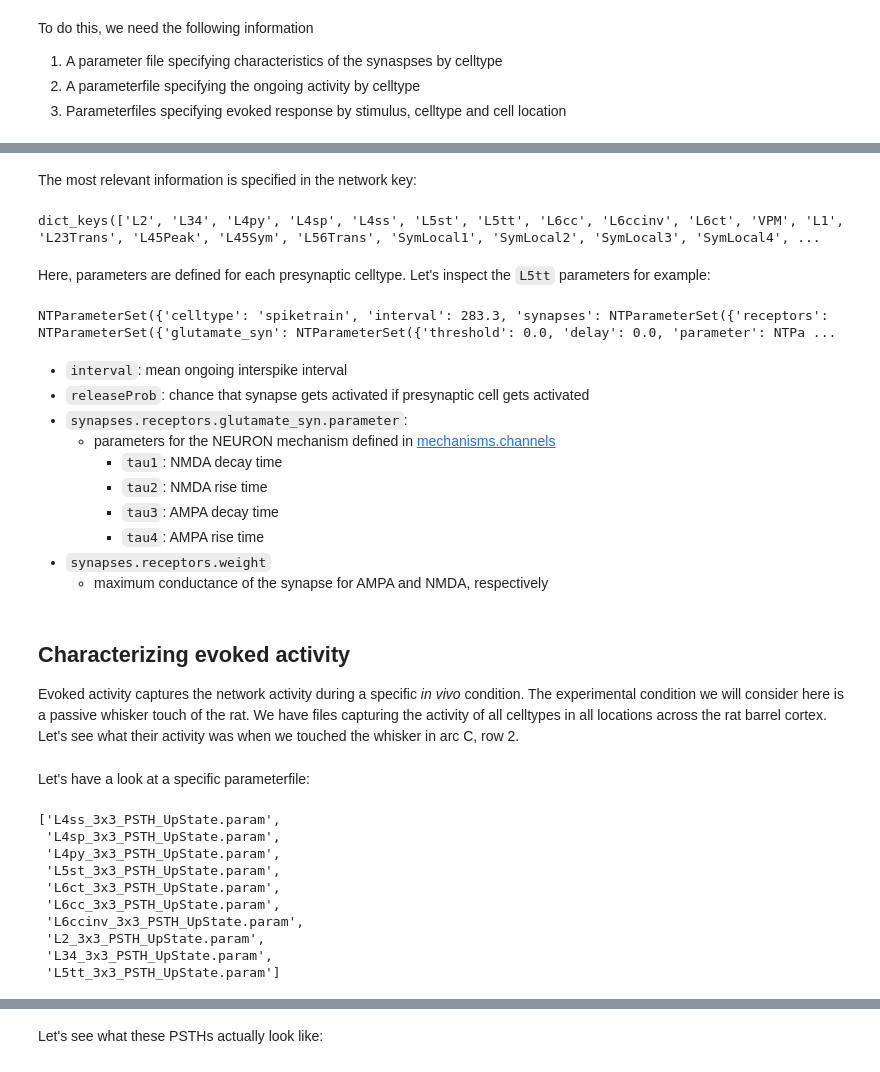
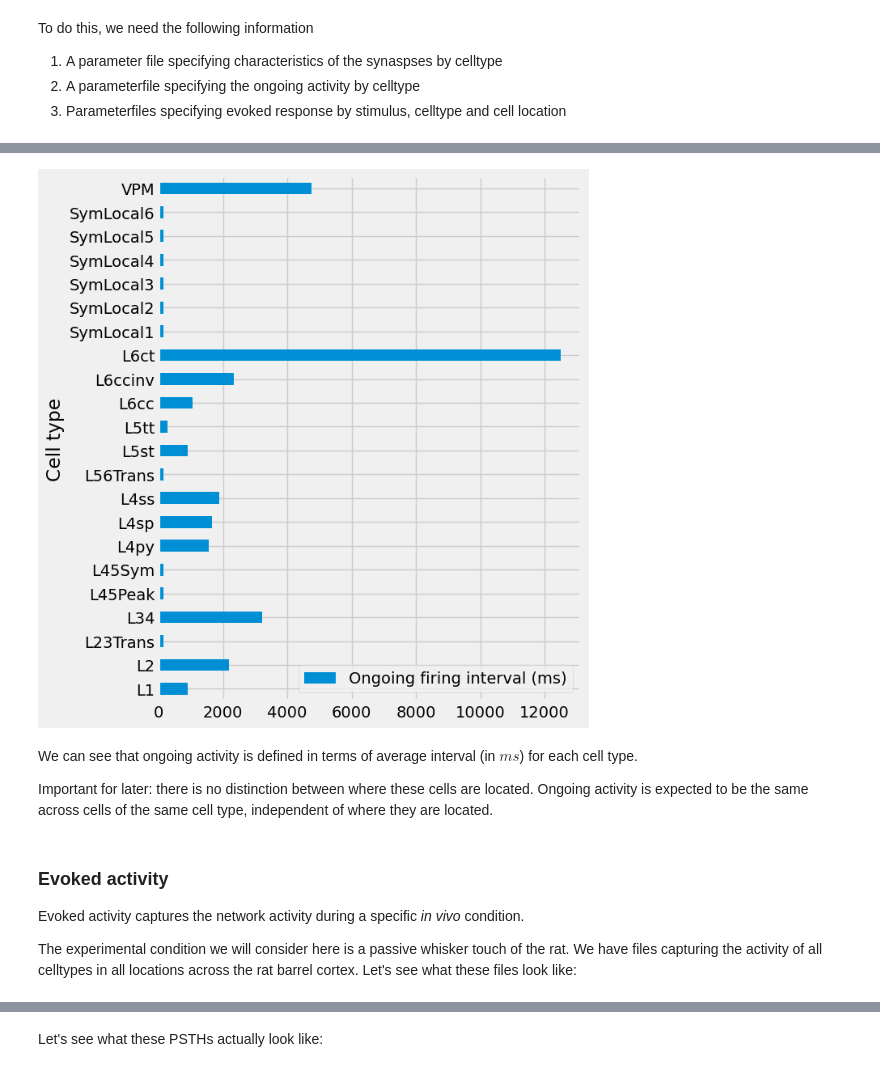
Before and after one commit to mpinb/in_silico_framework, a Jupyter notebook: getting_started/tutorials/2. network models/2.2 Network activity.ipynb, the cells around one changed output, grey strips where cells are left out. Saved outputs shown, nothing was run; the diff lists cells and outputs as text; code cells hidden in the pictures.

Commit message:
update tutorials for network param builder

```diff
--- a/getting_started/tutorials/2. network models/2.2 Network activity.ipynb
+++ b/getting_started/tutorials/2. network models/2.2 Network activity.ipynb
@@ -36,8 +32,3 @@ IPython: 8.18.1, Interface: heads/scim+0.gea627dd67.dirty, PIL: 11.3.0, _brotli:
 # %%
 from getting_started import getting_started_dir
-ongoing_template_param_name = I.os.path.join(
-    getting_started_dir,
-    'example_data',
-    'functional_constraints',
-    'ongoing_activity',
-    'ongoing_activity_celltype_template_exc_conductances_fitted.param')
+ongoing_data_dir = Path(getting_started_dir) / 'example_data' / 'functional_constraints' / 'ongoing_activity'
@@ -51,30 +35,18 @@ dict_keys(['info', 'network', 'NMODL_mechanisms'])
-# %% [markdown]
-The most relevant information is specified in the network key:
-# %%
-ongoing_template_param.network.keys()
-# %% [output]
-dict_keys(['L2', 'L34', 'L4py', 'L4sp', 'L4ss', 'L5st', 'L5tt', 'L6cc', 'L6ccinv', 'L6ct', 'VPM', 'L1', 'L23Trans', 'L45Peak', 'L45Sym', 'L56Trans', 'SymLocal1', 'SymLocal2', 'SymLocal3', 'SymLocal4', ...
-# %% [markdown]
-Here, parameters are defined for each presynaptic celltype. Let's inspect the `L5tt` parameters for example:
-# %%
-ongoing_template_param.network.L5tt
-# %% [output]
-NTParameterSet({'celltype': 'spiketrain', 'interval': 283.3, 'synapses': NTParameterSet({'receptors': NTParameterSet({'glutamate_syn': NTParameterSet({'threshold': 0.0, 'delay': 0.0, 'parameter': NTPa ...
-# %% [markdown]
- - `interval`: mean ongoing interspike interval
- - `releaseProb`: chance that synapse gets activated if presynaptic cell gets activated
- - `synapses.receptors.glutamate_syn.parameter`:
-    - parameters for the NEURON mechanism defined in [mechanisms.channels](../../../mechanisms/l5pt/__init__.py)
-      - `tau1`: NMDA decay time
-      - `tau2`: NMDA rise time
-      - `tau3`: AMPA decay time
-      - `tau4`: AMPA rise time
- - `synapses.receptors.weight`
-      - maximum conductance of the synapse for AMPA and NMDA, respectively
+# %%
+I.plt.style.use("fivethirtyeight")
+ongoing_rates = I.pd.read_csv(ongoing_data_dir / "measured_ongoing_rates.csv", sep='\t')
+ongoing_rates.set_index("Cell type").plot.barh(figsize=(6, 8));
+# %% [output]
+[figure, added]
+# %% [markdown]
+We can see that ongoing activity is defined in terms of average interval (in $ms$) for each cell type.
+
+Important for later: there is no distinction between where these cells are located. Ongoing activity is expected to be the same across cells of the same cell type, independent of where they are located.
 # %% [markdown]
-## Characterizing evoked activity
+### Evoked activity
 
 Evoked activity captures the network activity during a specific *in vivo* condition.
+
 The experimental condition we will consider here is a passive whisker touch of the rat.
 We have files capturing the activity of all celltypes in all locations across the rat barrel cortex.
-Let's see what their activity was when we touched the whisker in arc C, row 2.
+Let's see what these files look like:
@@ -85,15 +52,0 @@ inhibitory_PSTHs = [fname for fname in I.os.listdir(evokedPrefix) if fname.endsw
-# %% [markdown]
-Let's have a look at a specific parameterfile:
-# %%
-excitatory_PSTHs
-# %% [output]
-['L4ss_3x3_PSTH_UpState.param',
- 'L4sp_3x3_PSTH_UpState.param',
- 'L4py_3x3_PSTH_UpState.param',
- 'L5st_3x3_PSTH_UpState.param',
- 'L6ct_3x3_PSTH_UpState.param',
- 'L6cc_3x3_PSTH_UpState.param',
- 'L6ccinv_3x3_PSTH_UpState.param',
- 'L2_3x3_PSTH_UpState.param',
- 'L34_3x3_PSTH_UpState.param',
- 'L5tt_3x3_PSTH_UpState.param']
```
Also changed, not shown: parts of 77 cells of this notebook, 1 other file.
